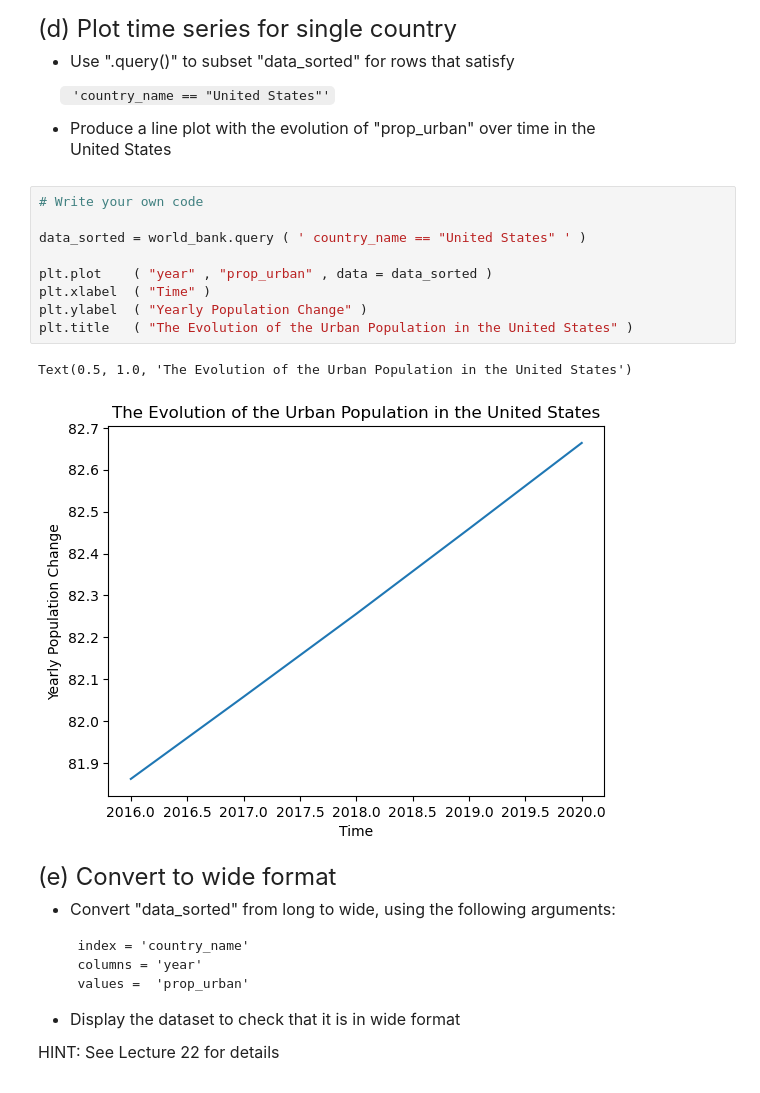
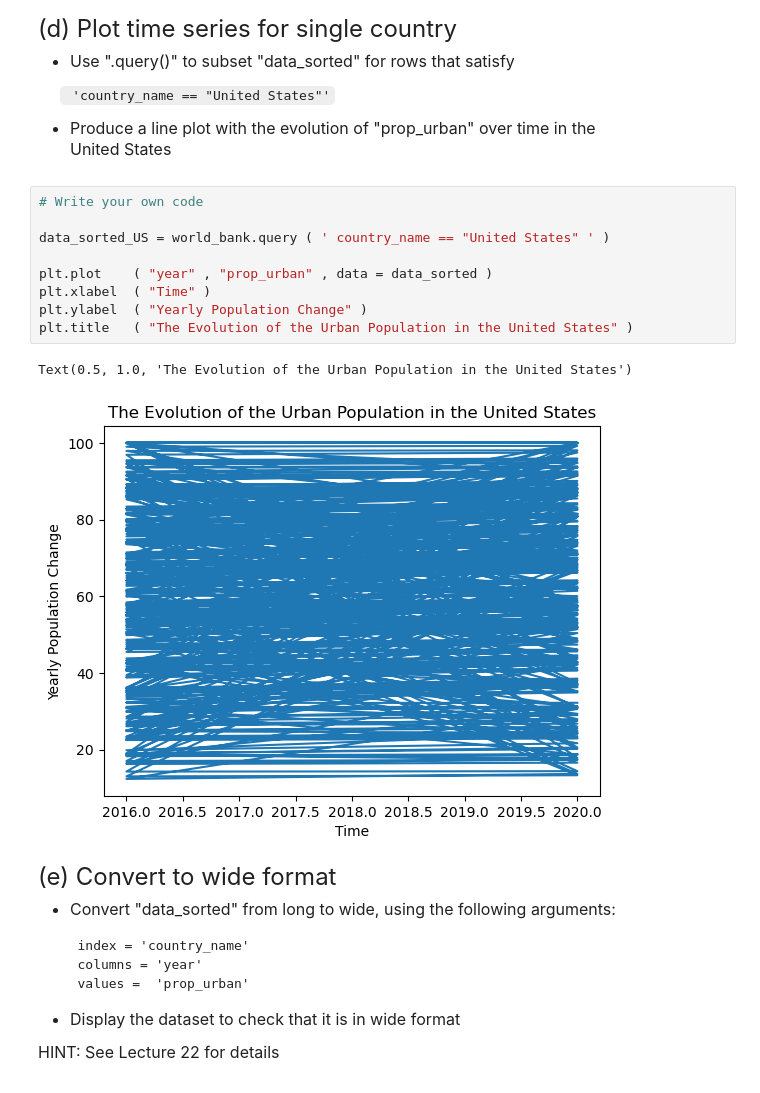
Before and after one commit to j-suave/emoryqtm151, a Jupyter notebook: Assignment 10/Assignment 10.ipynb, the cells around one changed output. Drawn from its saved outputs; the diff is of its cells as text.

```diff
--- a/Assignment 10/Assignment 10.ipynb
+++ b/Assignment 10/Assignment 10.ipynb
@@ -111,15 +111,15 @@ United States
 # %%
 # Write your own code
 
-data_sorted = world_bank.query ( ' country_name == "United States" ' )
+data_sorted_US = world_bank.query ( ' country_name == "United States" ' )
 
 plt.plot    ( "year" , "prop_urban" , data = data_sorted )
 plt.xlabel  ( "Time" )
 plt.ylabel  ( "Yearly Population Change" )
 plt.title   ( "The Evolution of the Urban Population in the United States" )
 # %% [output]
 Text(0.5, 1.0, 'The Evolution of the Urban Population in the United States')
-[figure, old version]
+[figure, new version]
 # %% [markdown]
 <font size = "5">
 
```
Also changed, not shown: parts of 2 cells of this notebook, 2 other files.
